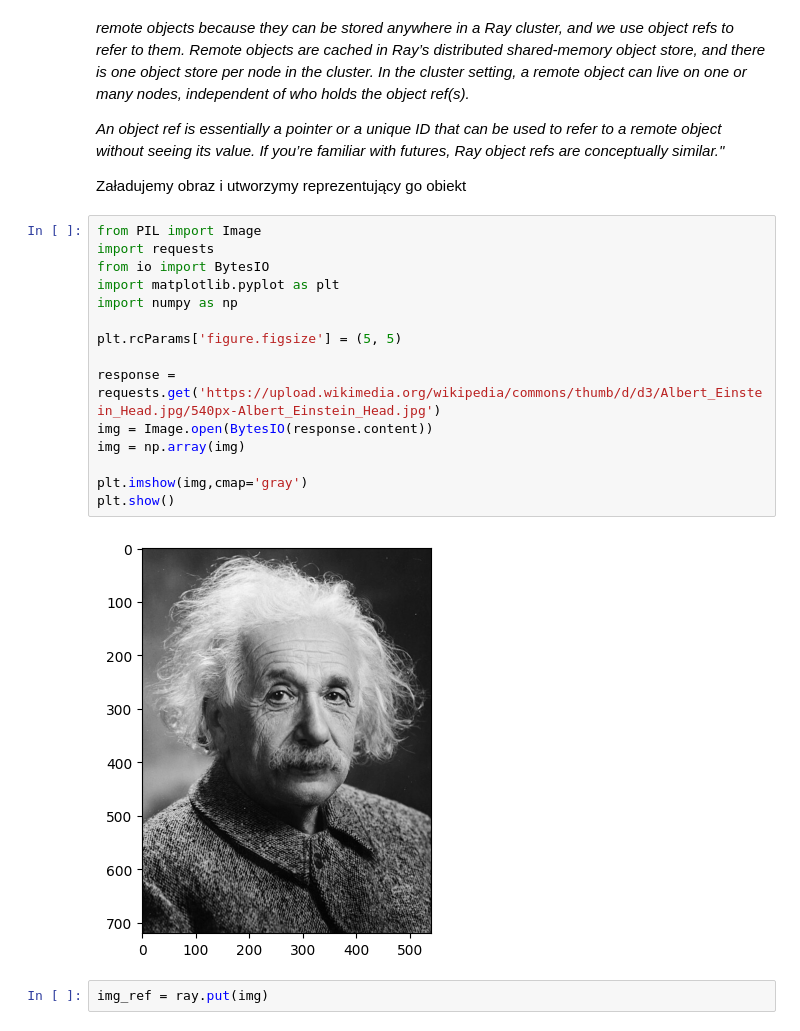
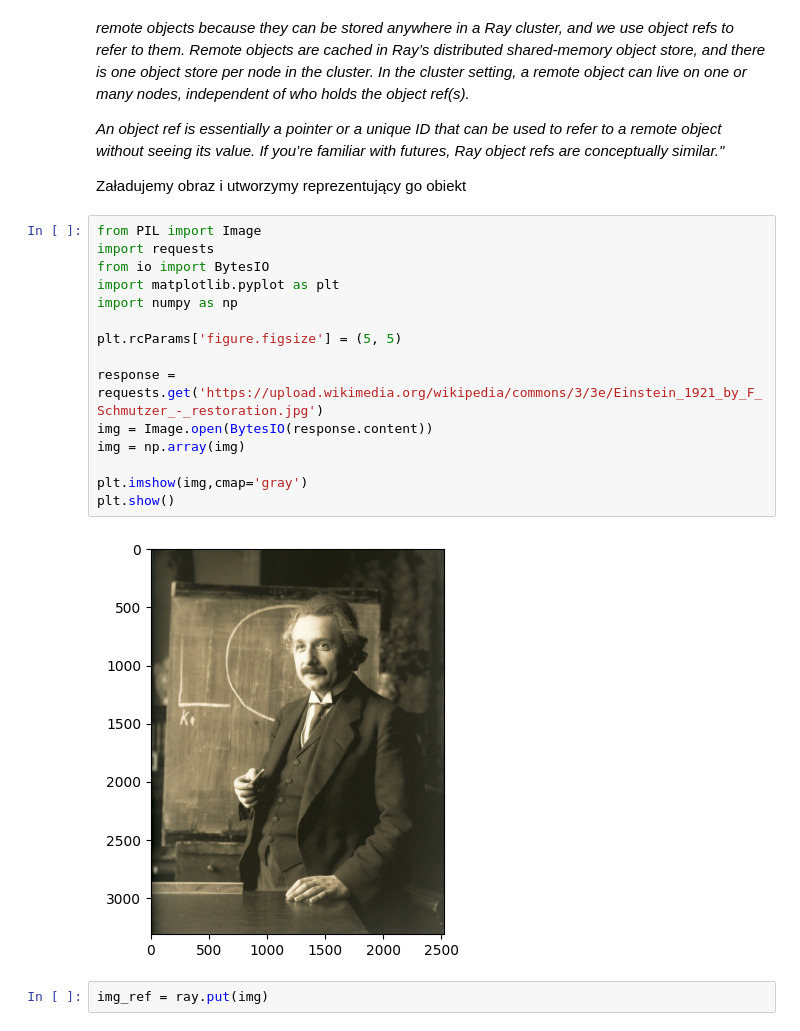
Before and after one commit to IwoSzczepaniak/DataExploration, a Jupyter notebook: src/main/resources/ray/ray-jupyter/ray_lab.ipynb, the cells around one changed output. Drawn from its saved outputs; the diff is of its cells as text.

```diff
--- a/src/main/resources/ray/ray-jupyter/ray_lab.ipynb
+++ b/src/main/resources/ray/ray-jupyter/ray_lab.ipynb
@@ -400,20 +400,20 @@ Załadujemy obraz i utworzymy reprezentujący go obiekt
 # %%
 from PIL import Image
 import requests
 from io import BytesIO
 import matplotlib.pyplot as plt
 import numpy as np
 
 plt.rcParams['figure.figsize'] = (5, 5)
 
-response = requests.get('https://upload.wikimedia.org/wikipedia/commons/thumb/d/d3/Albert_Einstein_Head.jpg/540px-Albert_Einstein_Head.jpg')
+response = requests.get('https://upload.wikimedia.org/wikipedia/commons/3/3e/Einstein_1921_by_F_Schmutzer_-_restoration.jpg')
 img = Image.open(BytesIO(response.content))
 img = np.array(img)
 
 plt.imshow(img,cmap='gray')
 plt.show()
 # %% [output]
-[figure, old version]
+[figure, new version]
 # %%
 img_ref = ray.put(img)
 # %%
```
Also changed, not shown: parts of 1 cell of this notebook.
